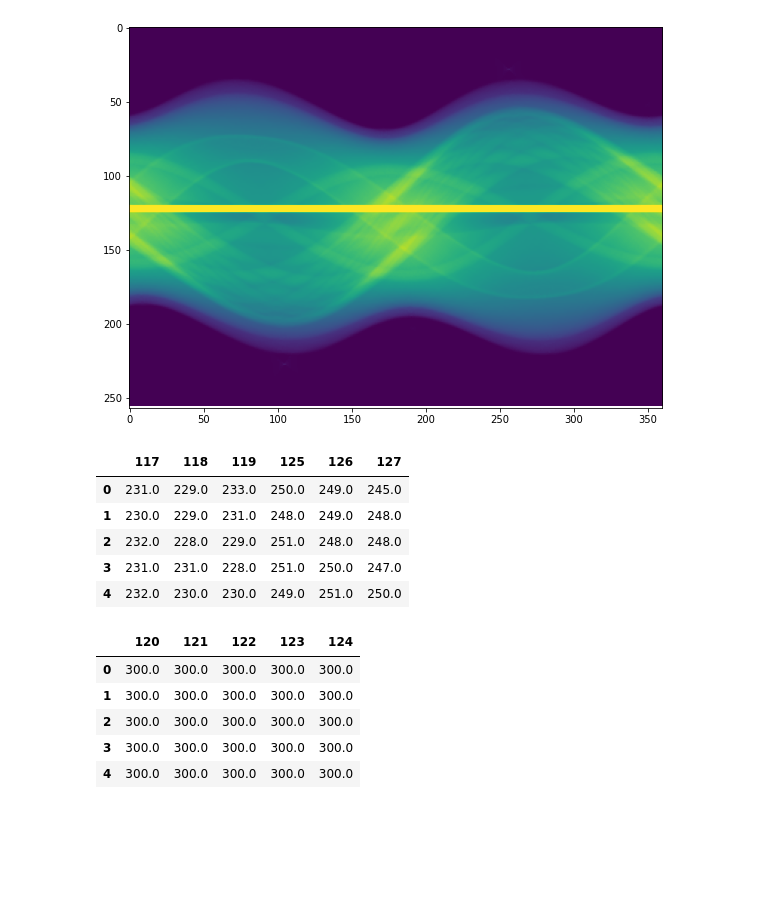
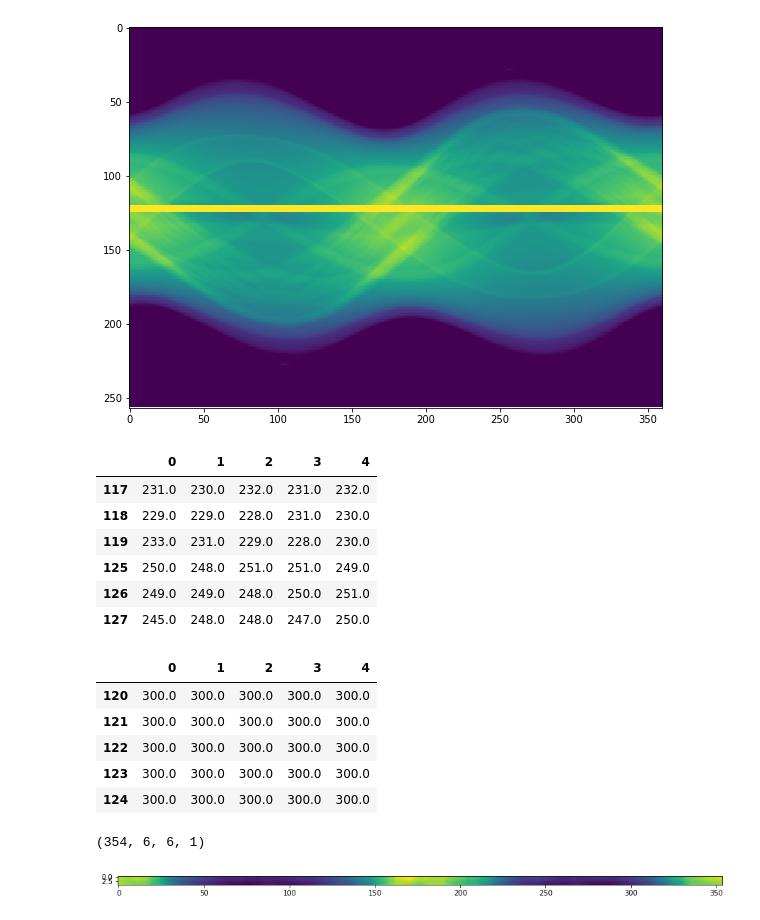
Before and after one commit to KyungRyeolBaek/study, a Jupyter notebook: AI study/치아/tooth_CNN.ipynb, the cells around one changed output. Saved outputs shown, nothing was run; the diff lists cells and outputs as text; code cells hidden in the pictures; blank space fills up the shorter version.

Commit message:
2021-07-18
tooth_CNN.ipynb Error repair, add predict code

```diff
--- a/AI study/치아/tooth_CNN.ipynb
+++ b/AI study/치아/tooth_CNN.ipynb
@@ -197,27 +204,60 @@ plt.colorbar;
 # %% [markdown]
 # 위에 수정 후 결과 좋으면 아래 진행 하겠습니다.
 # %%
-df.iloc[:,120:125] = 300
+df_test = pd.read_table('./images/sino0.txt',sep='\t', header = None).T
+df_test.iloc[120:125, :] = 300
 plt.figure(figsize = (15, 7))
-plt.imshow(df.T)
+plt.imshow(df_test)
 plt.colorbar;
 # %% [output]
 [figure]
 # %%
-pd.concat([df.iloc[0:5, 117:120], df.iloc[0:5, 125:128]], axis = 1)
+pd.concat([df_test.iloc[117:120, 0:5], df_test.iloc[125:128, 0:5]], axis = 0)
 # %% [output]
-|  | 117 | 118 | 119 | 125 | 126 | 127 |
-| 0 | 231.0 | 229.0 | 233.0 | 250.0 | 249.0 | 245.0 |
-| 1 | 230.0 | 229.0 | 231.0 | 248.0 | 249.0 | 248.0 |
-| 2 | 232.0 | 228.0 | 229.0 | 251.0 | 248.0 | 248.0 |
-| 3 | 231.0 | 231.0 | 228.0 | 251.0 | 250.0 | 247.0 |
-| 4 | 232.0 | 230.0 | 230.0 | 249.0 | 251.0 | 250.0 |
+|  | 0 | 1 | 2 | 3 | 4 |
+| 117 | 231.0 | 230.0 | 232.0 | 231.0 | 232.0 |
+| 118 | 229.0 | 229.0 | 228.0 | 231.0 | 230.0 |
+| 119 | 233.0 | 231.0 | 229.0 | 228.0 | 230.0 |
+| 125 | 250.0 | 248.0 | 251.0 | 251.0 | 249.0 |
+| 126 | 249.0 | 249.0 | 248.0 | 250.0 | 251.0 |
+| 127 | 245.0 | 248.0 | 248.0 | 247.0 | 250.0 |
 # %%
-df.iloc[0:5, 120:125]
+df_test.iloc[120:125, 0:5]
 # %% [output]
-|  | 120 | 121 | 122 | 123 | 124 |
-| 0 | 300.0 | 300.0 | 300.0 | 300.0 | 300.0 |
-| 1 | 300.0 | 300.0 | 300.0 | 300.0 | 300.0 |
-| 2 | 300.0 | 300.0 | 300.0 | 300.0 | 300.0 |
-| 3 | 300.0 | 300.0 | 300.0 | 300.0 | 300.0 |
-| 4 | 300.0 | 300.0 | 300.0 | 300.0 | 300.0 |
+|  | 0 | 1 | 2 | 3 | 4 |
+| 120 | 300.0 | 300.0 | 300.0 | 300.0 | 300.0 |
+| 121 | 300.0 | 300.0 | 300.0 | 300.0 | 300.0 |
+| 122 | 300.0 | 300.0 | 300.0 | 300.0 | 300.0 |
+| 123 | 300.0 | 300.0 | 300.0 | 300.0 | 300.0 |
+| 124 | 300.0 | 300.0 | 300.0 | 300.0 | 300.0 |
+# %%
+# test 할 부분만 가져와서 예측해보겠습니다.
+# 노란 부분을 다 가져와서 예측해보겠습니다.
+X_test_test = []
+
+# X 형태 (6, 6)
+for i in range(360 - 6):
+    X_test_test.append(pd.concat([df.iloc[117:120, 0+i:6+i], df.iloc[125:128, 0+i:6+i]], axis = 0))
+
+# np.array 형태로 변환 합니다.
+X_test_test = np.array(X_test_test)
+
+# test 부분만 가져와서 예측하겠습니다.
+X_test = X_test_test.reshape((354, 6, 6, 1))
+
+# 픽셀 값을 0~1 사이로 정규화합니다.
+X_test = X_test / 300.0
+
+X_test.shape
+# %% [output]
+(354, 6, 6, 1)
+# %%
+# 위에서 트레이닝 한 모델에 예측 시키겠습니다.
+pred_test = model.predict(X_test)
+
+# 시각화
+plt.figure(figsize = (15, 7))
+plt.imshow(pred_test.T)
+plt.colorbar;
+# %% [output]
+[figure, added]
```
Also changed, not shown: parts of 12 cells of this notebook.
